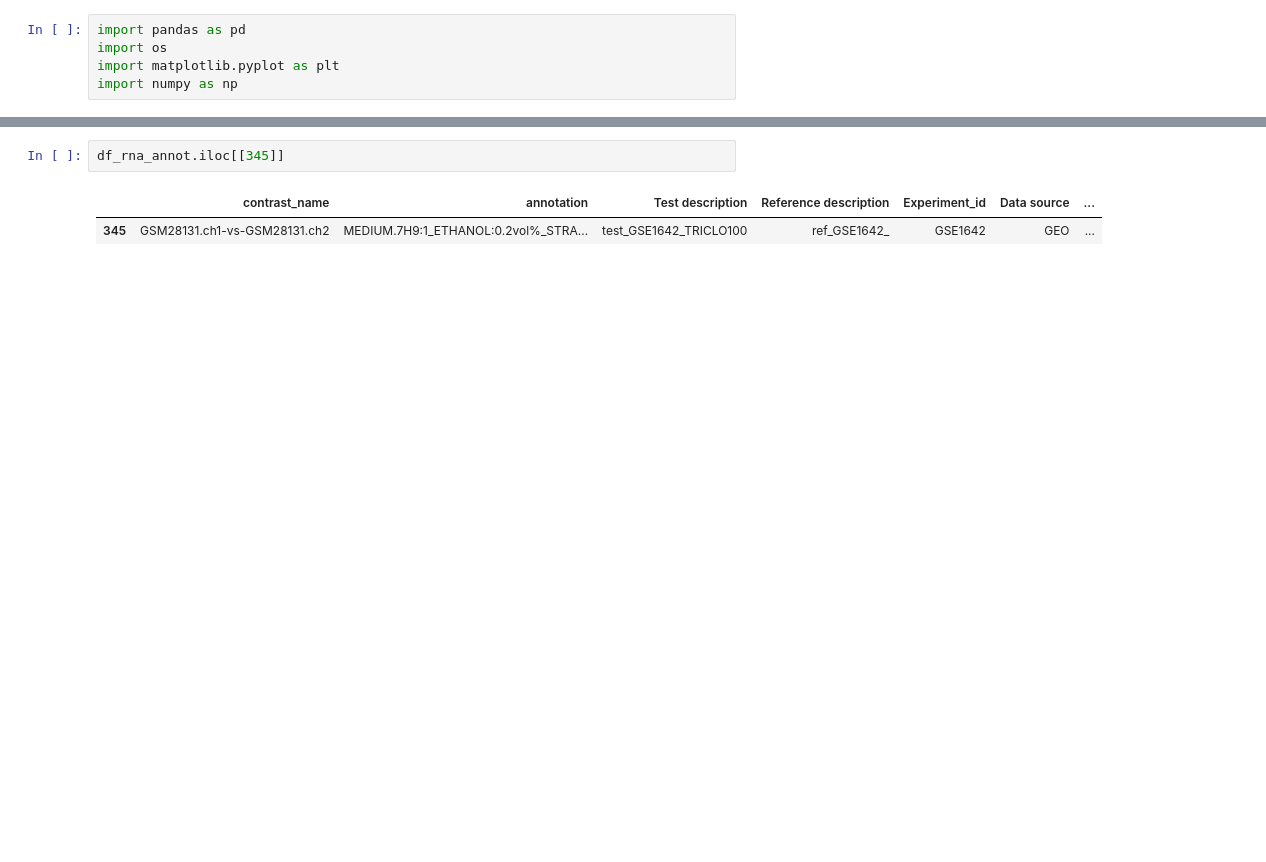
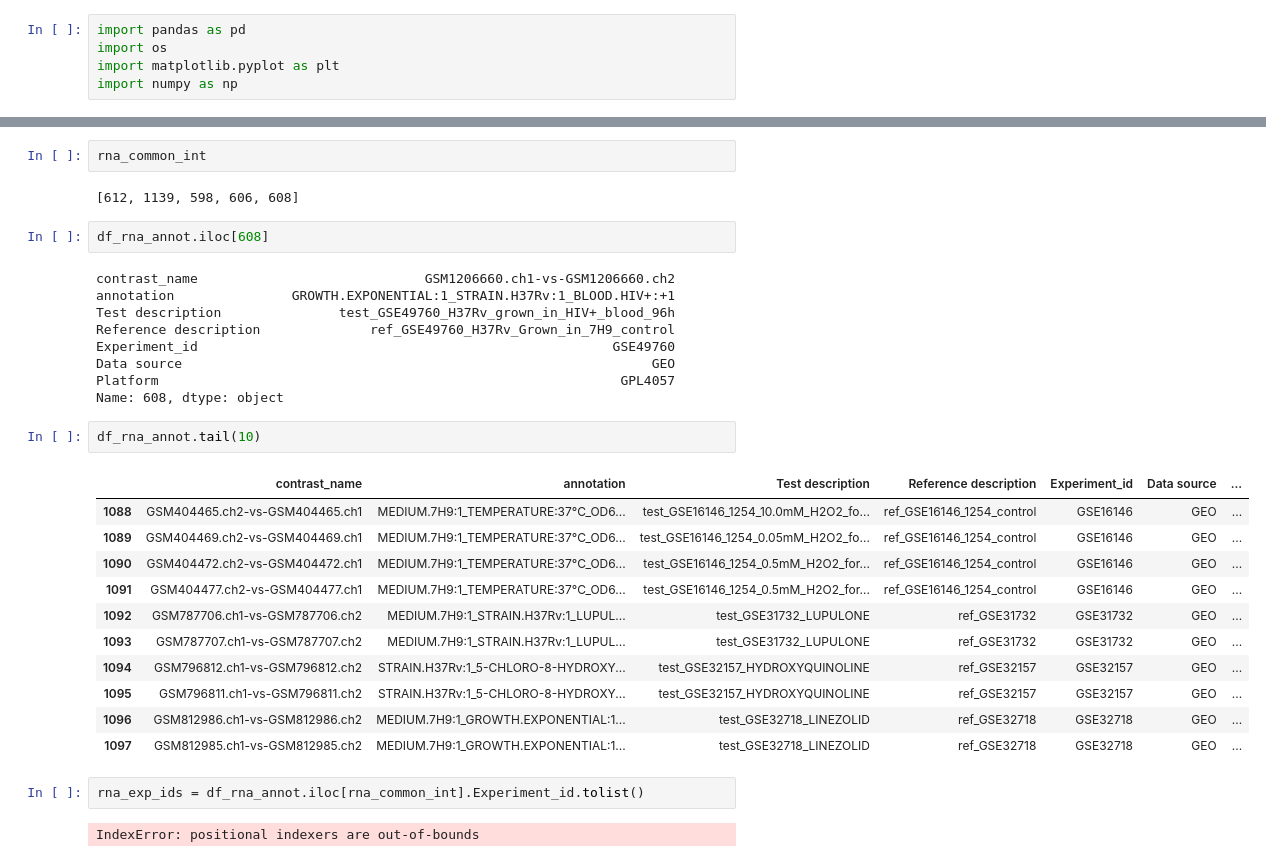
Before and after one commit to manuflores/tbredox, a Jupyter notebook: notebooks/explaining_neighbors_screens.ipynb, the cells around one changed output, grey strips where cells are left out. Drawn from its saved outputs; the diff is of its cells as text; blank space fills up the shorter version.

```diff
--- a/notebooks/explaining_neighbors_screens.ipynb
+++ b/notebooks/explaining_neighbors_screens.ipynb
@@ -60,5 +125,33 @@ set(cols_data[rv_1_inds_tnseq_sig]).intersection(set(cols_data[rv_2_inds_tnseq_s
+# %%
+rna_common_int
+# %% [output]
+[612, 1139, 598, 606, 608]
 # %%
-df_rna_annot.iloc[[345]]
+df_rna_annot.iloc[608]
 # %% [output]
-|  | contrast_name | annotation | Test description | Reference description | Experiment_id | Data source | ... |
-| 345 | GSM28131.ch1-vs-GSM28131.ch2 | MEDIUM.7H9:1_ETHANOL:0.2vol%_STRA... | test_GSE1642_TRICLO100 | ref_GSE1642_ | GSE1642 | GEO | ... |
+contrast_name                             GSM1206660.ch1-vs-GSM1206660.ch2
+annotation               GROWTH.EXPONENTIAL:1_STRAIN.H37Rv:1_BLOOD.HIV+:+1
+Test description               test_GSE49760_H37Rv_grown_in_HIV+_blood_96h
+Reference description              ref_GSE49760_H37Rv_Grown_in_7H9_control
+Experiment_id                                                     GSE49760
+Data source                                                            GEO
+Platform                                                           GPL4057
+Name: 608, dtype: object
+# %%
+df_rna_annot.tail(10)
+# %% [output]
+|  | contrast_name | annotation | Test description | Reference description | Experiment_id | Data source | ... |
+| 1088 | GSM404465.ch2-vs-GSM404465.ch1 | MEDIUM.7H9:1_TEMPERATURE:37°C_OD6... | test_GSE16146_1254_10.0mM_H2O2_fo... | ref_GSE16146_1254_control | GSE16146 | GEO | ... |
+| 1089 | GSM404469.ch2-vs-GSM404469.ch1 | MEDIUM.7H9:1_TEMPERATURE:37°C_OD6... | test_GSE16146_1254_0.05mM_H2O2_fo... | ref_GSE16146_1254_control | GSE16146 | GEO | ... |
+| 1090 | GSM404472.ch2-vs-GSM404472.ch1 | MEDIUM.7H9:1_TEMPERATURE:37°C_OD6... | test_GSE16146_1254_0.5mM_H2O2_for... | ref_GSE16146_1254_control | GSE16146 | GEO | ... |
+| 1091 | GSM404477.ch2-vs-GSM404477.ch1 | MEDIUM.7H9:1_TEMPERATURE:37°C_OD6... | test_GSE16146_1254_0.5mM_H2O2_for... | ref_GSE16146_1254_control | GSE16146 | GEO | ... |
+| 1092 | GSM787706.ch1-vs-GSM787706.ch2 | MEDIUM.7H9:1_STRAIN.H37Rv:1_LUPUL... | test_GSE31732_LUPULONE | ref_GSE31732 | GSE31732 | GEO | ... |
+| 1093 | GSM787707.ch1-vs-GSM787707.ch2 | MEDIUM.7H9:1_STRAIN.H37Rv:1_LUPUL... | test_GSE31732_LUPULONE | ref_GSE31732 | GSE31732 | GEO | ... |
+| 1094 | GSM796812.ch1-vs-GSM796812.ch2 | STRAIN.H37Rv:1_5-CHLORO-8-HYDROXY... | test_GSE32157_HYDROXYQUINOLINE | ref_GSE32157 | GSE32157 | GEO | ... |
+| 1095 | GSM796811.ch1-vs-GSM796811.ch2 | STRAIN.H37Rv:1_5-CHLORO-8-HYDROXY... | test_GSE32157_HYDROXYQUINOLINE | ref_GSE32157 | GSE32157 | GEO | ... |
+| 1096 | GSM812986.ch1-vs-GSM812986.ch2 | MEDIUM.7H9:1_GROWTH.EXPONENTIAL:1... | test_GSE32718_LINEZOLID | ref_GSE32718 | GSE32718 | GEO | ... |
+| 1097 | GSM812985.ch1-vs-GSM812985.ch2 | MEDIUM.7H9:1_GROWTH.EXPONENTIAL:1... | test_GSE32718_LINEZOLID | ref_GSE32718 | GSE32718 | GEO | ... |
+# %%
+rna_exp_ids = df_rna_annot.iloc[rna_common_int].Experiment_id.tolist()
+# %% [output]
+IndexError: positional indexers are out-of-bounds
```
Also changed, not shown: parts of 22 cells of this notebook.
